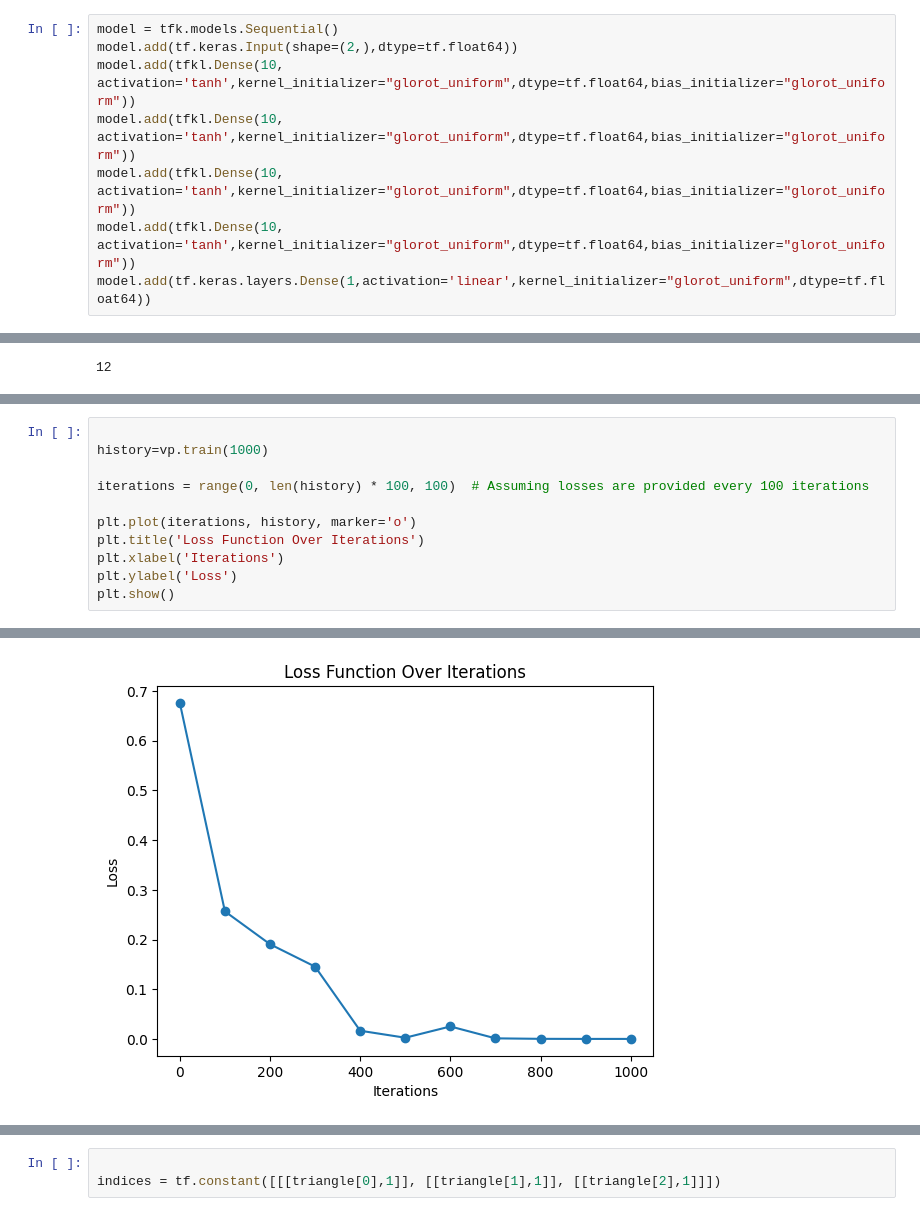
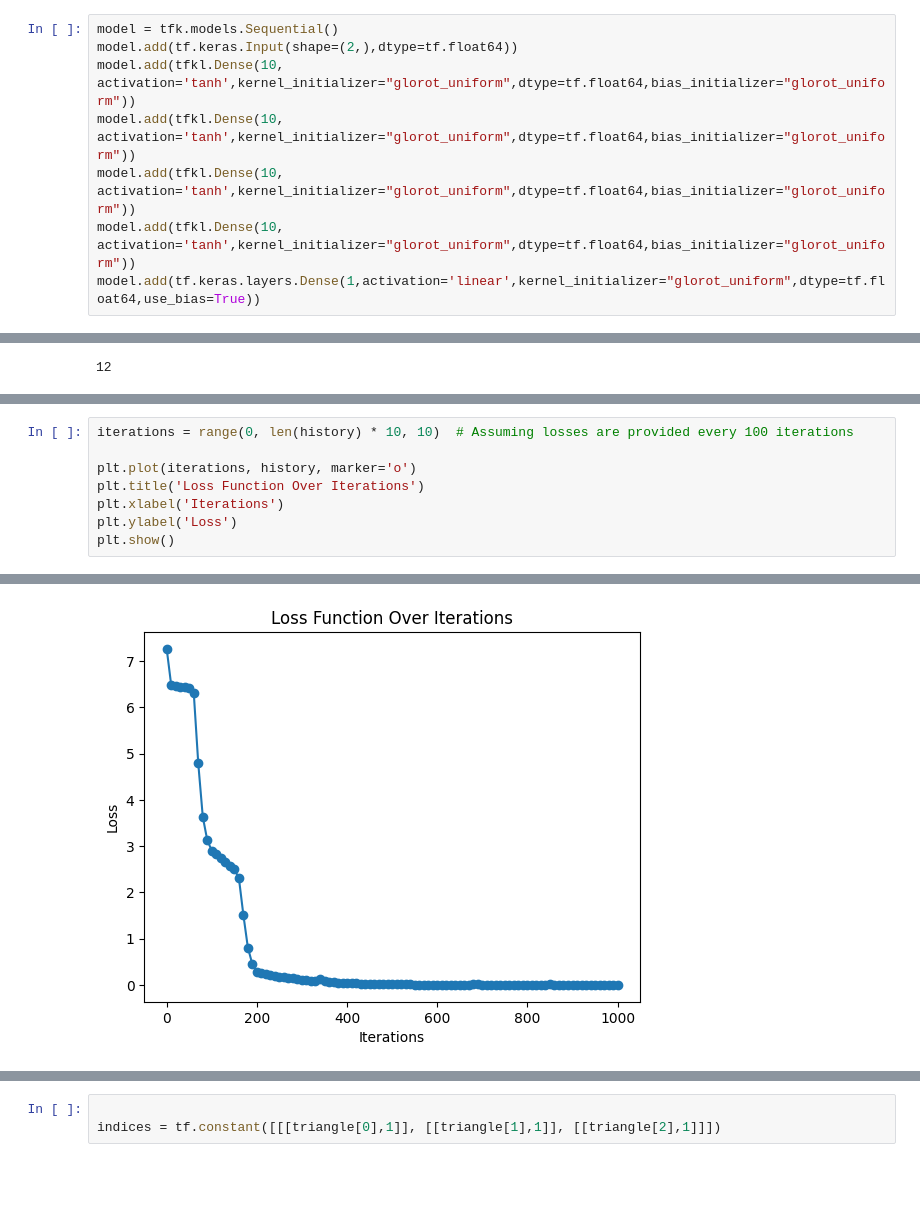
Before and after one commit to jar-evans/IVPINN, a Jupyter notebook: temp_mariano/mesh_final.ipynb, the cells around one changed output, grey strips where cells are left out. Drawn from its saved outputs; the diff is of its cells as text; blank space fills up the shorter version.

```diff
--- a/temp_mariano/mesh_final.ipynb
+++ b/temp_mariano/mesh_final.ipynb
@@ -230,7 +234,7 @@ model.add(tfkl.Dense(10, activation='tanh',kernel_initializer="glorot_uniform",d
 model.add(tfkl.Dense(10, activation='tanh',kernel_initializer="glorot_uniform",dtype=tf.float64,bias_initializer="glorot_uniform"))
 model.add(tfkl.Dense(10, activation='tanh',kernel_initializer="glorot_uniform",dtype=tf.float64,bias_initializer="glorot_uniform"))
 model.add(tfkl.Dense(10, activation='tanh',kernel_initializer="glorot_uniform",dtype=tf.float64,bias_initializer="glorot_uniform"))
-model.add(tf.keras.layers.Dense(1,activation='linear',kernel_initializer="glorot_uniform",dtype=tf.float64))
+model.add(tf.keras.layers.Dense(1,activation='linear',kernel_initializer="glorot_uniform",dtype=tf.float64,use_bias=True))
 # %%
 print(model.summary())
 print(model.input_shape)
@@ -471,8 +496,5 @@ print(vp.mesh['triangles'][0][1])
 # %%
-
-history=vp.train(1000)
-
-iterations = range(0, len(history) * 100, 100)  # Assuming losses are provided every 100 iterations
+iterations = range(0, len(history) * 10, 10)  # Assuming losses are provided every 100 iterations
 
 plt.plot(iterations, history, marker='o')
 plt.title('Loss Function Over Iterations')
@@ -500,4 +505,4 @@ WARNING:tensorflow:Gradients do not exist for variables ['dense_4/bia
-[figure, old version]
+[figure, new version]
 # %%
 plt.semilogy(iterations, history, marker='o')
 plt.title('Loss Function Over Iterations (semilog scale)')
```
Also changed, not shown: parts of 14 cells of this notebook, 3 other files.
